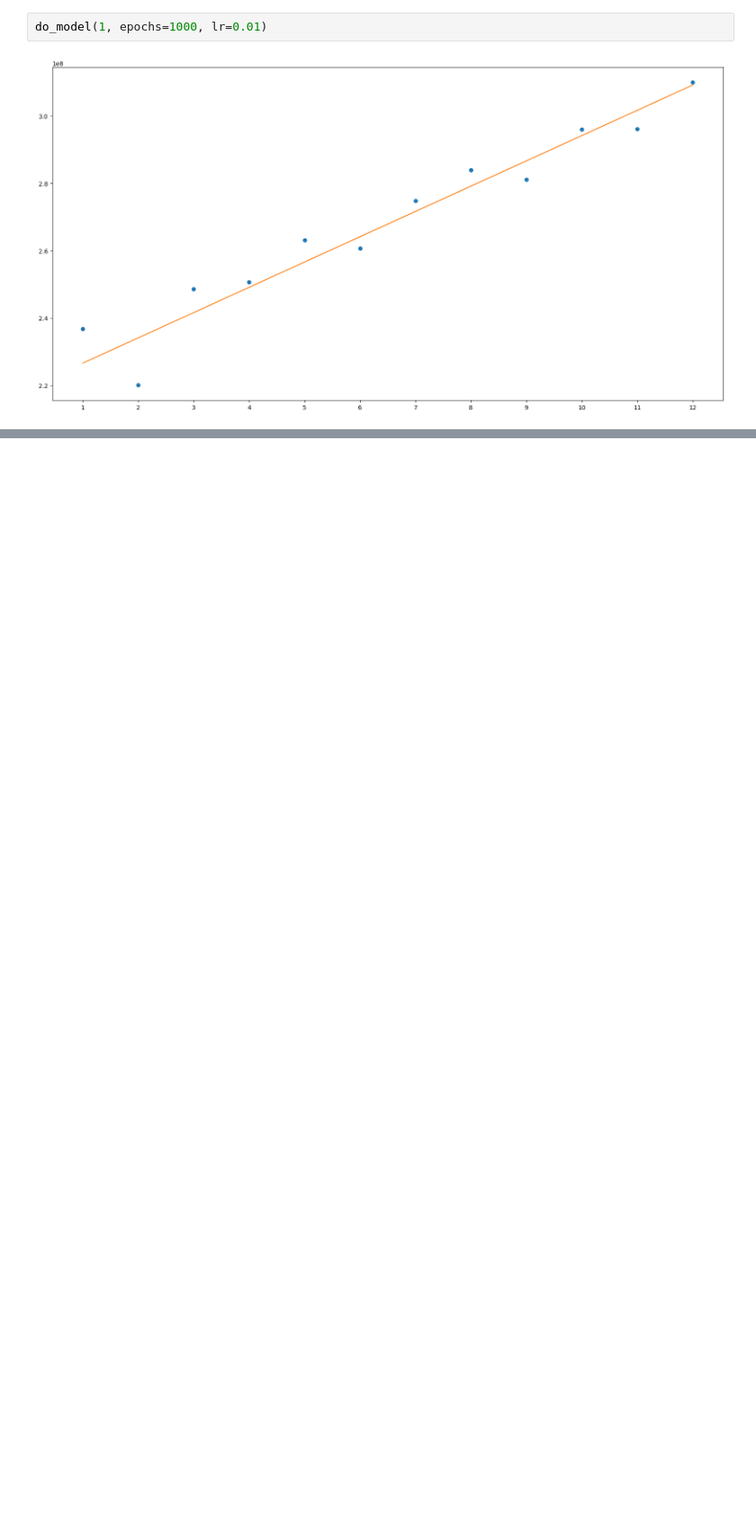
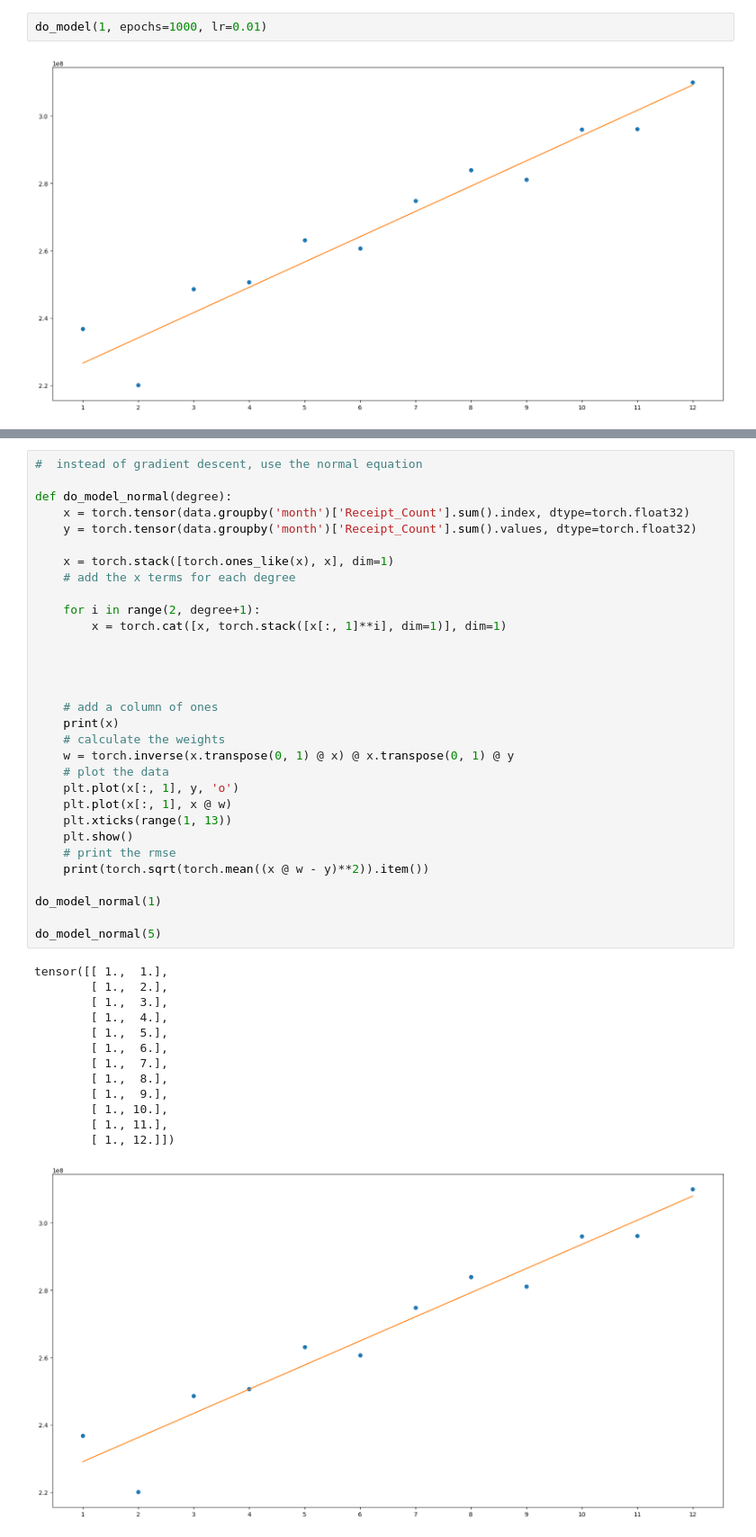
Before and after one commit to Shrey-Modi/fetch-ml-internship, a Jupyter notebook: testing.ipynb, the cells around one changed output, grey strips where cells are left out. Shown: that part at 90% size. Drawn from its saved outputs; the diff is of its cells as text; blank space fills up the shorter version.

```diff
--- a/testing.ipynb
+++ b/testing.ipynb
@@ -121,0 +75,45 @@ do_model_nn(Net(5), epochs=1000, lr=0.0001)
+# %%
+#  instead of gradient descent, use the normal equation
+
+def do_model_normal(degree):
+    x = torch.tensor(data.groupby('month')['Receipt_Count'].sum().index, dtype=torch.float32)
+    y = torch.tensor(data.groupby('month')['Receipt_Count'].sum().values, dtype=torch.float32)
+
+    x = torch.stack([torch.ones_like(x), x], dim=1)
+    # add the x terms for each degree
+
+    for i in range(2, degree+1):
+        x = torch.cat([x, torch.stack([x[:, 1]**i], dim=1)], dim=1)
+
+
+
+
+    # add a column of ones
+    print(x)
+    # calculate the weights
+    w = torch.inverse(x.transpose(0, 1) @ x) @ x.transpose(0, 1) @ y
+    # plot the data
+    plt.plot(x[:, 1], y, 'o')
+    plt.plot(x[:, 1], x @ w)
+    plt.xticks(range(1, 13))
+    plt.show()
+    # print the rmse
+    print(torch.sqrt(torch.mean((x @ w - y)**2)).item())
+
+do_model_normal(1)
+
+do_model_normal(5)
+# %% [output]
+tensor([[ 1.,  1.],
+        [ 1.,  2.],
+        [ 1.,  3.],
+        [ 1.,  4.],
+        [ 1.,  5.],
+        [ 1.,  6.],
+        [ 1.,  7.],
+        [ 1.,  8.],
+        [ 1.,  9.],
+        [ 1., 10.],
+        [ 1., 11.],
+        [ 1., 12.]])
+[figure, added]
```
Also changed, not shown: parts of 5 cells of this notebook, 1 other file.
